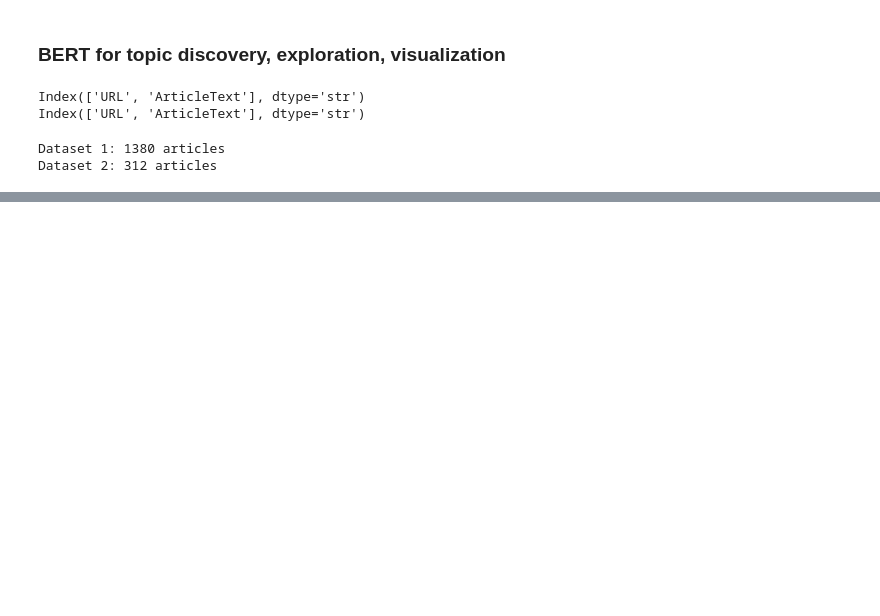
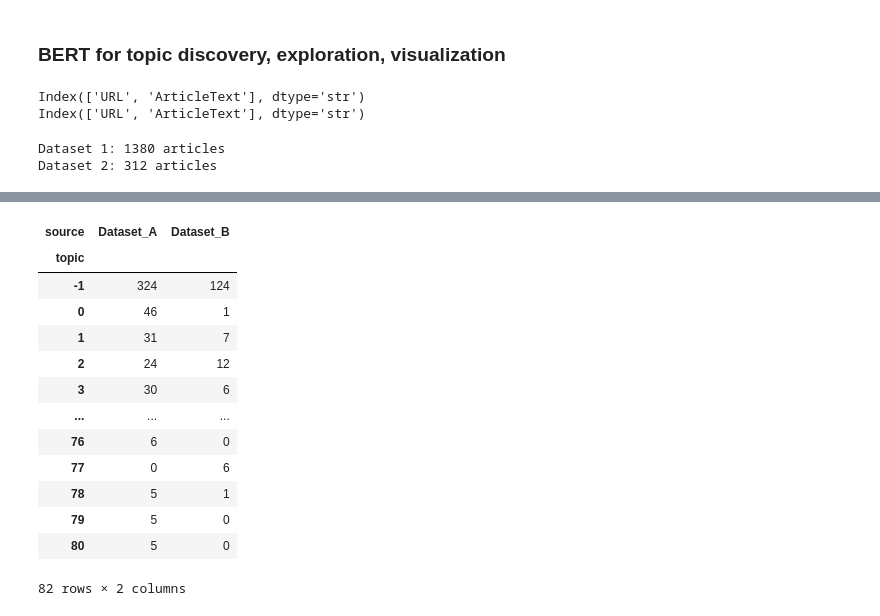
Before and after one commit to gregoirebv/5452_DS-AI_Project_TeamI, a Jupyter notebook: PreTreatment/Notebook3-BERT2.ipynb, the cells around one changed output, grey strips where cells are left out. Saved outputs shown, nothing was run; the diff lists cells and outputs as text; code cells hidden in the pictures; blank space fills up the shorter version.

```diff
--- a/PreTreatment/Notebook3-BERT2.ipynb
+++ b/PreTreatment/Notebook3-BERT2.ipynb
@@ -114,3 +115,27 @@ fig = topic_model.visualize_topics()
 fig.show()
 # %%
 topic_model.visualize_barchart()
+# %%
+# Compare topics between Dataset 1 and Dataset 2
+
+docs_a = df1["ArticleText"].tolist()
+docs_b = df2["ArticleText"].tolist()
+
+all_docs = docs_a + docs_b
+sources = (
+    ["Dataset_A"] * len(docs_a)
+    + ["Dataset_B"] * len(docs_b)
+)
+
+topics, probs = topic_model.fit_transform(all_docs)
+
+comparison = pd.DataFrame({
+    "source": sources,
+    "topic": topics
+})
+
+pd.crosstab(
+    comparison["topic"],
+    comparison["source"]
+)
+# %% [output]
@@ -116,0 +150,14 @@ topic_model.visualize_barchart()
+| source | Dataset_A | Dataset_B |
+| topic |  |  |
+| -1 | 324 | 124 |
+| 0 | 46 | 1 |
+| 1 | 31 | 7 |
+| 2 | 24 | 12 |
+| 3 | 30 | 6 |
+| ... | ... | ... |
+| 76 | 6 | 0 |
+| 77 | 0 | 6 |
+| 78 | 5 | 1 |
+| 79 | 5 | 0 |
+| 80 | 5 | 0 |
+82 rows × 2 columns
```
Also changed, not shown: parts of 4 cells of this notebook, 5 other files.
